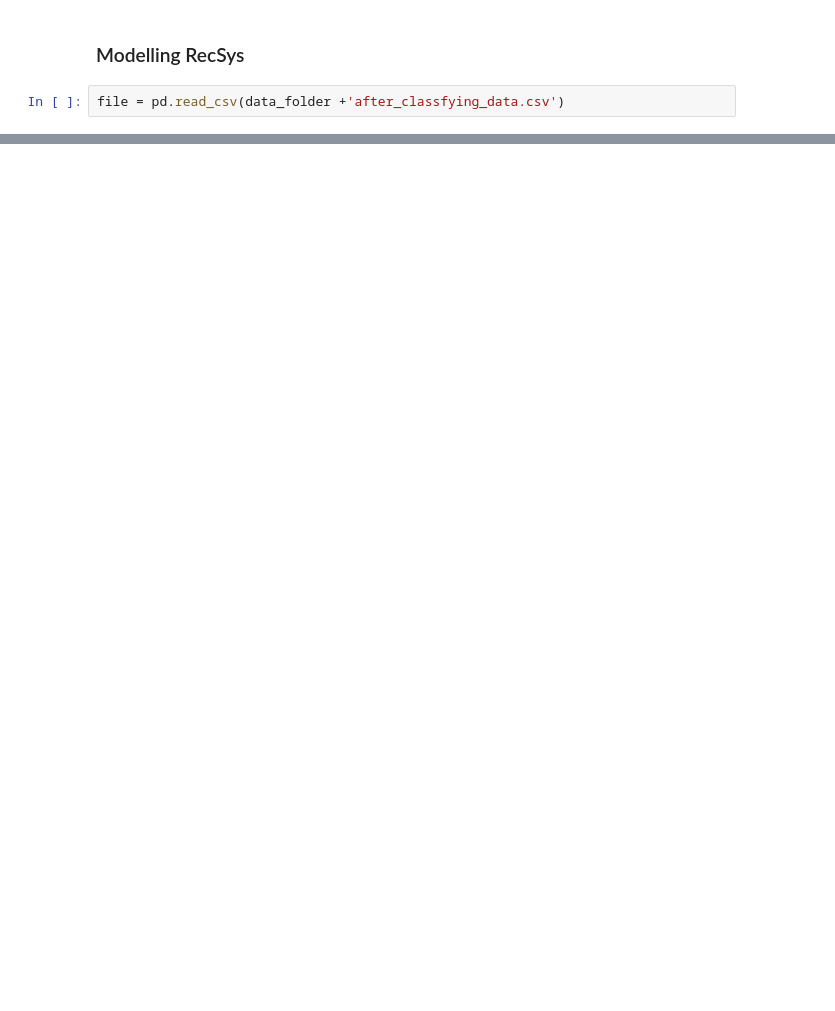
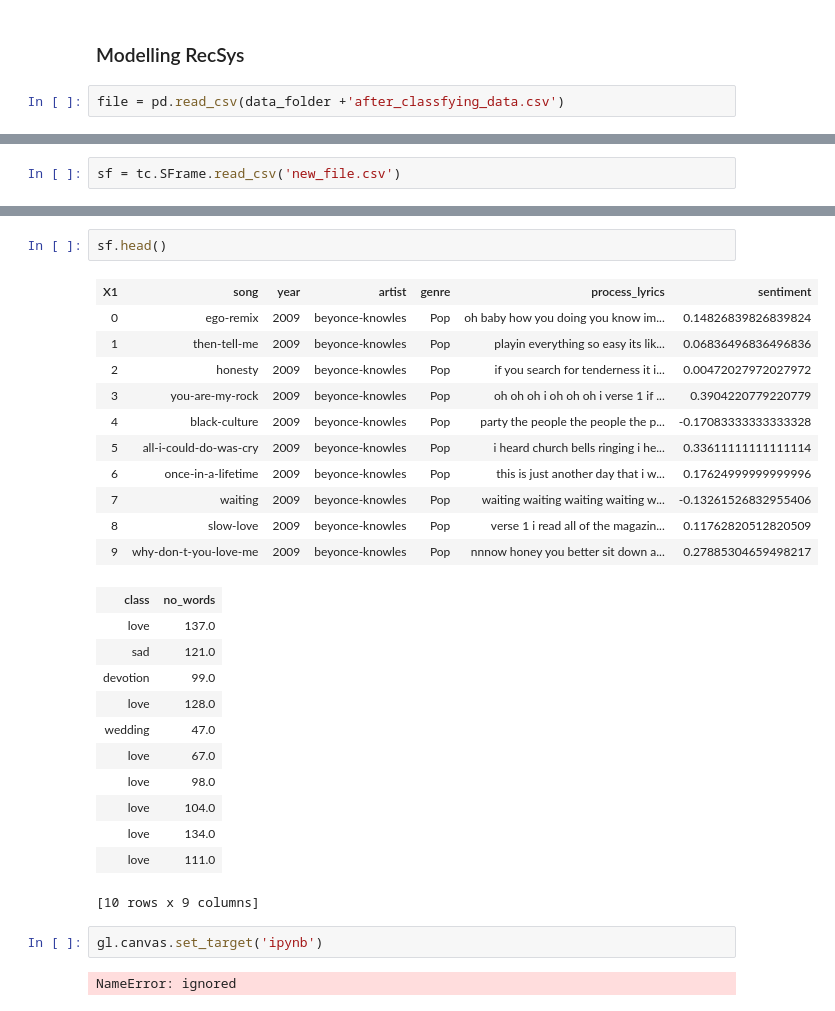
Before and after one commit to sushil79g/60daysUdacity, a Jupyter notebook: PROJECT: song_reco/songRECO.ipynb, the cells around one changed output, grey strips where cells are left out. Saved outputs shown, nothing was run; the diff lists cells and outputs as text; blank space fills up the shorter version.

```diff
--- a/PROJECT: song_reco/songRECO.ipynb
+++ b/PROJECT: song_reco/songRECO.ipynb
@@ -303,0 +331,2 @@ file.head()
+# %%
+sf = tc.SFrame.read_csv('new_file.csv')
@@ -303,0 +346,30 @@ file.head()
+# %%
+sf.head()
+# %% [output]
+| X1 | song | year | artist | genre | process_lyrics | sentiment |
+| 0 | ego-remix | 2009 | beyonce-knowles | Pop | oh baby how you doing you know im... | 0.14826839826839824 |
+| 1 | then-tell-me | 2009 | beyonce-knowles | Pop | playin everything so easy its lik... | 0.06836496836496836 |
+| 2 | honesty | 2009 | beyonce-knowles | Pop | if you search for tenderness it i... | 0.00472027972027972 |
+| 3 | you-are-my-rock | 2009 | beyonce-knowles | Pop | oh oh oh i oh oh oh i verse 1 if ... | 0.3904220779220779 |
+| 4 | black-culture | 2009 | beyonce-knowles | Pop | party the people the people the p... | -0.17083333333333328 |
+| 5 | all-i-could-do-was-cry | 2009 | beyonce-knowles | Pop | i heard church bells ringing i he... | 0.33611111111111114 |
+| 6 | once-in-a-lifetime | 2009 | beyonce-knowles | Pop | this is just another day that i w... | 0.17624999999999996 |
+| 7 | waiting | 2009 | beyonce-knowles | Pop | waiting waiting waiting waiting w... | -0.13261526832955406 |
+| 8 | slow-love | 2009 | beyonce-knowles | Pop | verse 1 i read all of the magazin... | 0.11762820512820509 |
+| 9 | why-don-t-you-love-me | 2009 | beyonce-knowles | Pop | nnnow honey you better sit down a... | 0.27885304659498217 |
+| class | no_words |
+| love | 137.0 |
+| sad | 121.0 |
+| devotion | 99.0 |
+| love | 128.0 |
+| wedding | 47.0 |
+| love | 67.0 |
+| love | 98.0 |
+| love | 104.0 |
+| love | 134.0 |
+| love | 111.0 |
+[10 rows x 9 columns]
+# %%
+gl.canvas.set_target('ipynb')
+# %% [output]
+NameError: ignored
```
Also changed, not shown: parts of 6 cells of this notebook.
